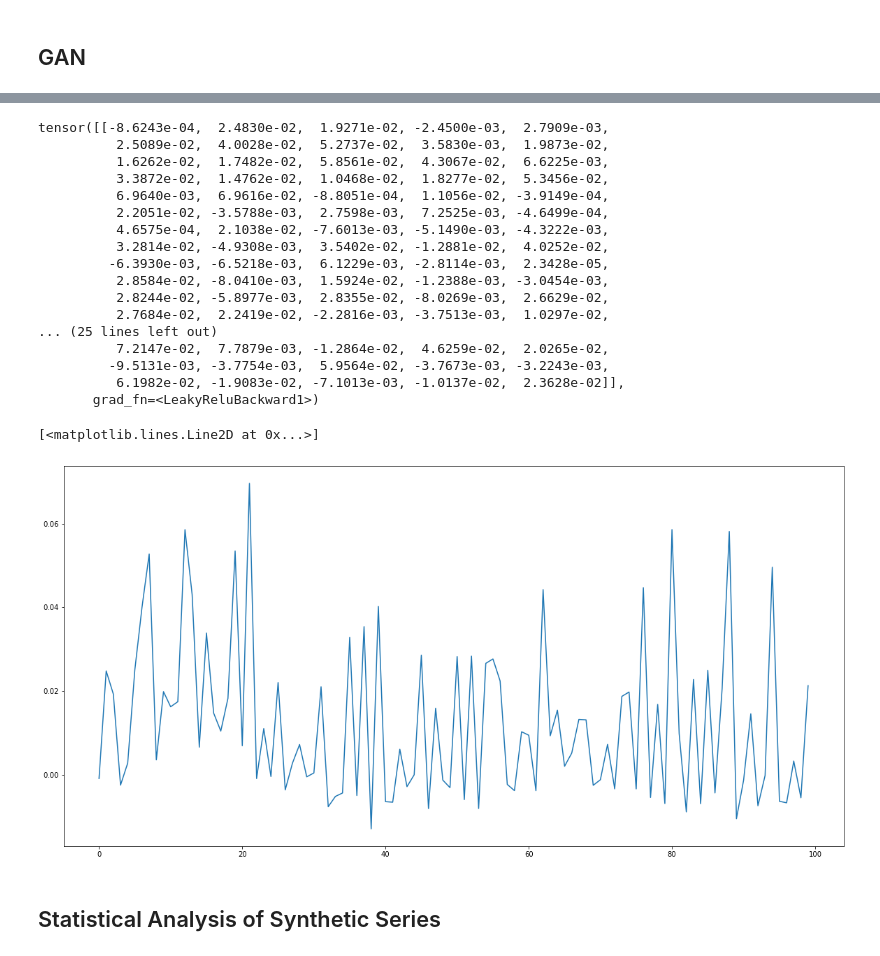
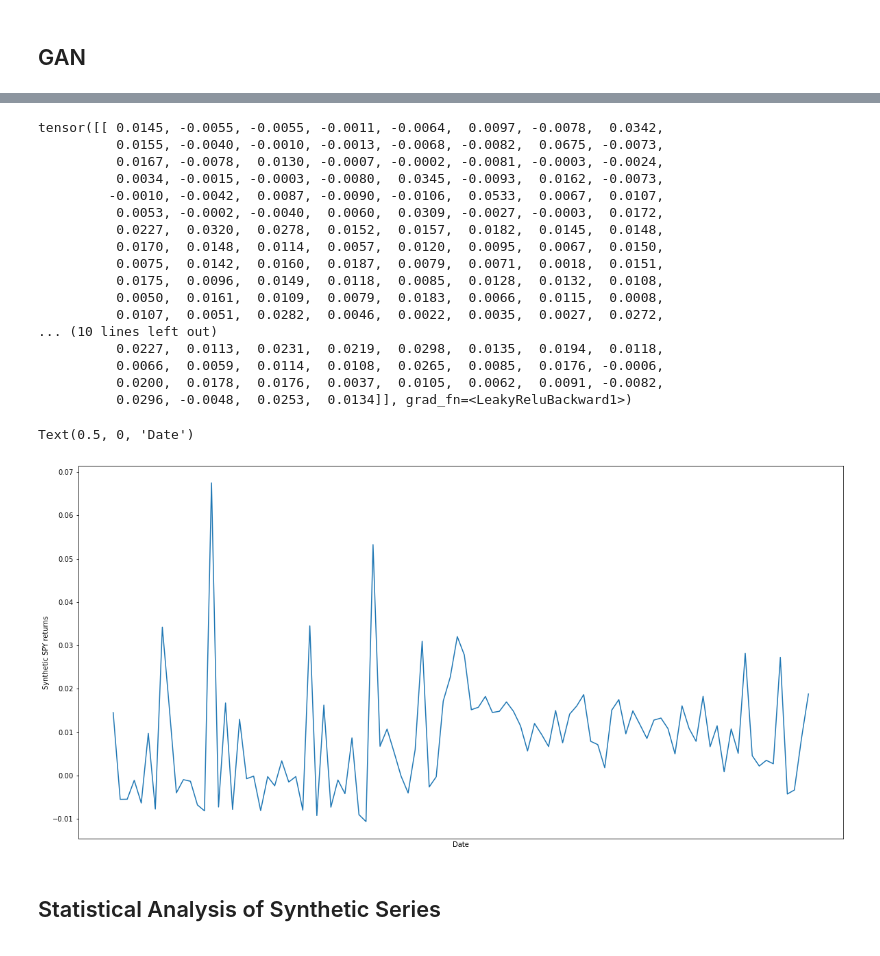
Before and after one commit to nab-126/gan_returns_simulation, a Jupyter notebook: main.ipynb, the cells around one changed output, grey strips where cells are left out. Drawn from its saved outputs; the diff is of its cells as text; code cells hidden in the pictures.

```diff
--- a/main.ipynb
+++ b/main.ipynb
@@ -431,0 +372,6 @@ OrderedDict([('model.0.weight',
+# %%
+g = Generator()
+checkpoint = torch.load('checkpoints/epoch_5600.pkl')
+g.load_state_dict(checkpoint['g_state_dict'])
+g.eval()
+g
@@ -432,34 +396,34 @@ OrderedDict([('model.0.weight',
 # %%
-test_samples = model(Variable(torch.randn(2,50)))
+test_samples = g(Variable(torch.randn(2,50)))
 test_samples
 # %% [output]
-tensor([[-8.6243e-04,  2.4830e-02,  1.9271e-02, -2.4500e-03,  2.7909e-03,
-          2.5089e-02,  4.0028e-02,  5.2737e-02,  3.5830e-03,  1.9873e-02,
-          1.6262e-02,  1.7482e-02,  5.8561e-02,  4.3067e-02,  6.6225e-03,
-          3.3872e-02,  1.4762e-02,  1.0468e-02,  1.8277e-02,  5.3456e-02,
-          6.9640e-03,  6.9616e-02, -8.8051e-04,  1.1056e-02, -3.9149e-04,
-          2.2051e-02, -3.5788e-03,  2.7598e-03,  7.2525e-03, -4.6499e-04,
-          4.6575e-04,  2.1038e-02, -7.6013e-03, -5.1490e-03, -4.3222e-03,
-          3.2814e-02, -4.9308e-03,  3.5402e-02, -1.2881e-02,  4.0252e-02,
-         -6.3930e-03, -6.5218e-03,  6.1229e-03, -2.8114e-03,  2.3428e-05,
-          2.8584e-02, -8.0410e-03,  1.5924e-02, -1.2388e-03, -3.0454e-03,
-          2.8244e-02, -5.8977e-03,  2.8355e-02, -8.0269e-03,  2.6629e-02,
-          2.7684e-02,  2.2419e-02, -2.2816e-03, -3.7513e-03,  1.0297e-02,
-... (25 lines left out)
-          7.2147e-02,  7.7879e-03, -1.2864e-02,  4.6259e-02,  2.0265e-02,
-         -9.5131e-03, -3.7754e-03,  5.9564e-02, -3.7673e-03, -3.2243e-03,
-          6.1982e-02, -1.9083e-02, -7.1013e-03, -1.0137e-02,  2.3628e-02]],
-       grad_fn=<LeakyReluBackward1>)
+tensor([[ 0.0145, -0.0055, -0.0055, -0.0011, -0.0064,  0.0097, -0.0078,  0.0342,
+          0.0155, -0.0040, -0.0010, -0.0013, -0.0068, -0.0082,  0.0675, -0.0073,
+          0.0167, -0.0078,  0.0130, -0.0007, -0.0002, -0.0081, -0.0003, -0.0024,
+          0.0034, -0.0015, -0.0003, -0.0080,  0.0345, -0.0093,  0.0162, -0.0073,
+         -0.0010, -0.0042,  0.0087, -0.0090, -0.0106,  0.0533,  0.0067,  0.0107,
+          0.0053, -0.0002, -0.0040,  0.0060,  0.0309, -0.0027, -0.0003,  0.0172,
+          0.0227,  0.0320,  0.0278,  0.0152,  0.0157,  0.0182,  0.0145,  0.0148,
+          0.0170,  0.0148,  0.0114,  0.0057,  0.0120,  0.0095,  0.0067,  0.0150,
+          0.0075,  0.0142,  0.0160,  0.0187,  0.0079,  0.0071,  0.0018,  0.0151,
+          0.0175,  0.0096,  0.0149,  0.0118,  0.0085,  0.0128,  0.0132,  0.0108,
+          0.0050,  0.0161,  0.0109,  0.0079,  0.0183,  0.0066,  0.0115,  0.0008,
+          0.0107,  0.0051,  0.0282,  0.0046,  0.0022,  0.0035,  0.0027,  0.0272,
+... (10 lines left out)
+          0.0227,  0.0113,  0.0231,  0.0219,  0.0298,  0.0135,  0.0194,  0.0118,
+          0.0066,  0.0059,  0.0114,  0.0108,  0.0265,  0.0085,  0.0176, -0.0006,
+          0.0200,  0.0178,  0.0176,  0.0037,  0.0105,  0.0062,  0.0091, -0.0082,
+          0.0296, -0.0048,  0.0253,  0.0134]], grad_fn=<LeakyReluBackward1>)
 # %%
 plt.figure(figsize=(20,10))
 plt.plot(np.arange(0,100), test_samples.detach().numpy()[0])
 # plt.xticks(data['Adj Close'][::50])
-# plt.xticks([])  # Disable xticks.
-# plt.ylabel('SPY returns')
-# plt.xlabel('Date')
+plt.xticks([])  # Disable xticks.
+plt.ylabel('Synthetic SPY returns')
+plt.xlabel('Date')
 # %% [output]
-[<matplotlib.lines.Line2D at 0x...>]
+Text(0.5, 0, 'Date')
-[figure, old version]
+[figure, new version]
 # %% [markdown]
 ## Statistical Analysis of Synthetic Series
 # %%
```
Also changed, not shown: parts of 22 cells of this notebook, 1 other file.
